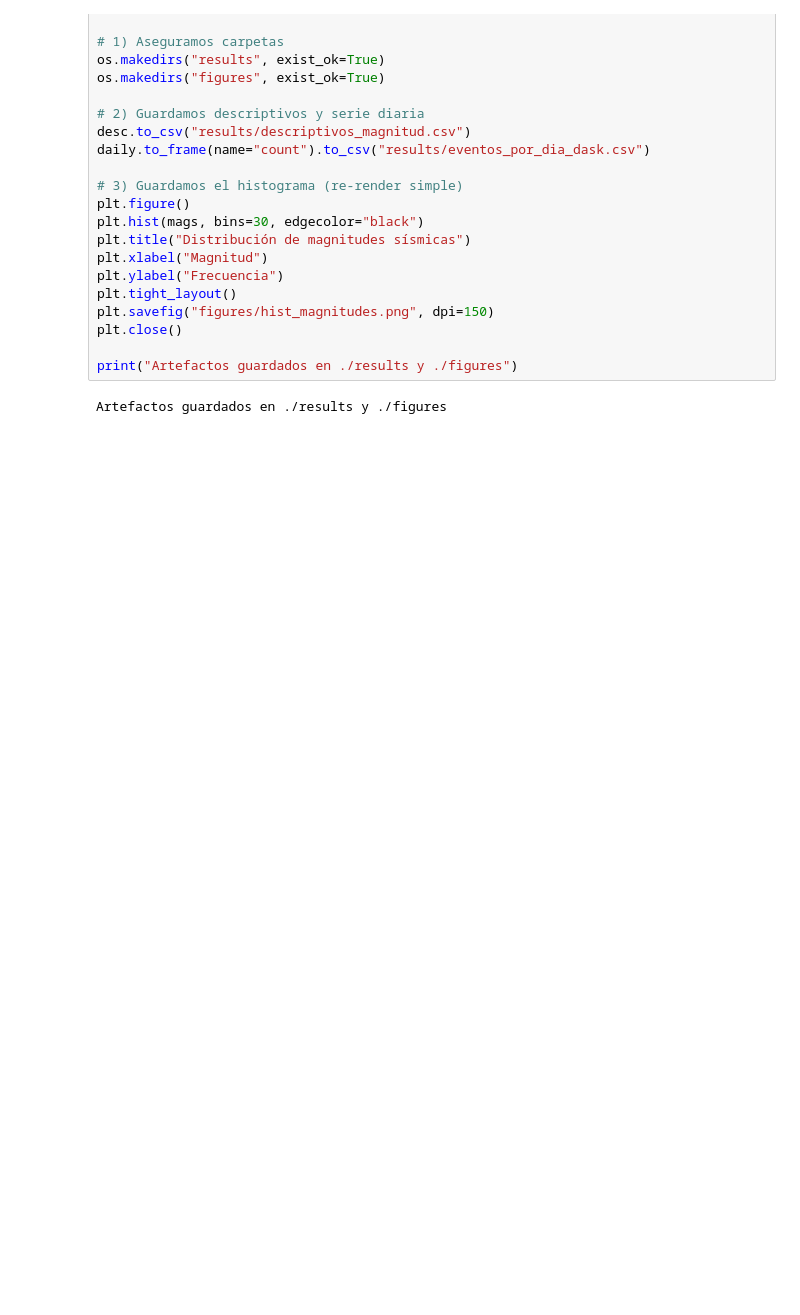
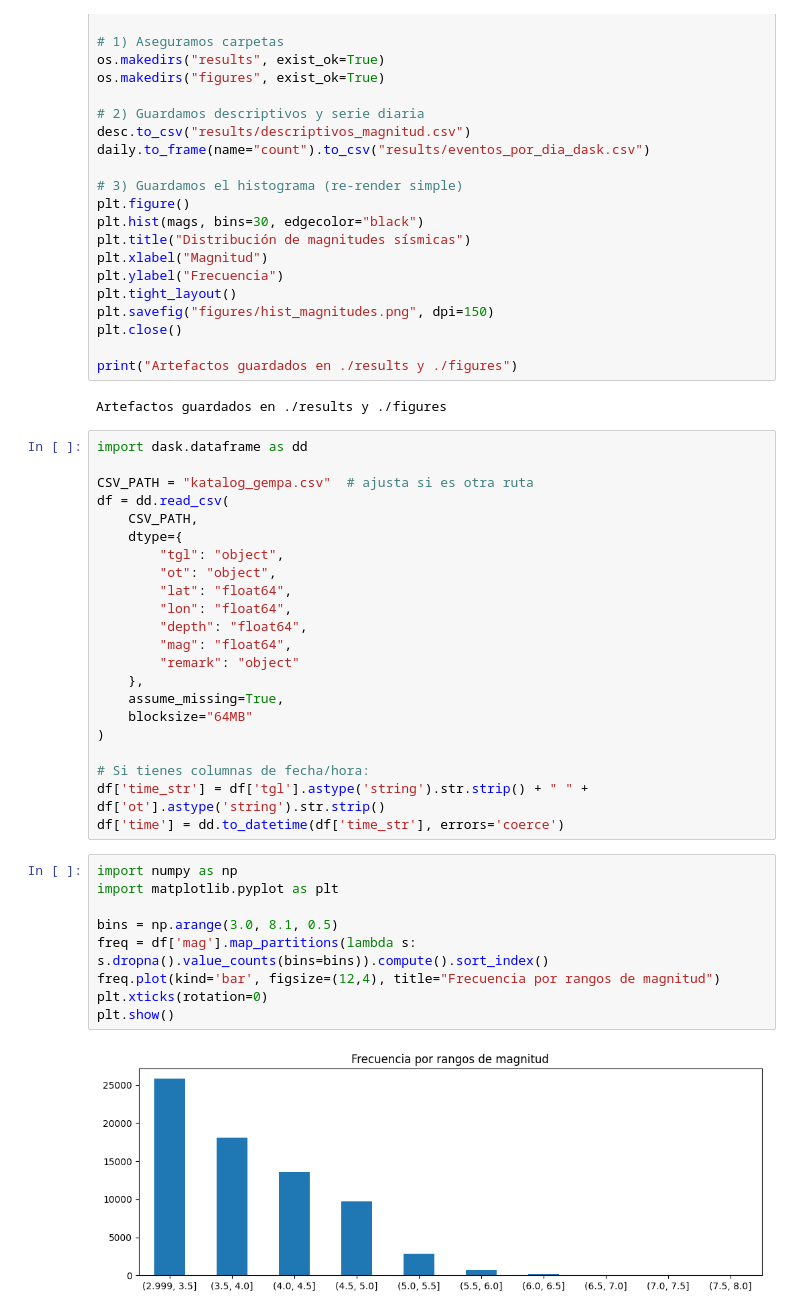
Before and after one commit to ignaciocastillo/EarthQuakes-DASK, a Jupyter notebook: AnalisisDask_equipo_final.ipynb, the cells around one changed output. Saved outputs shown, nothing was run; the diff lists cells and outputs as text; blank space fills up the shorter version.

```diff
--- a/AnalisisDask_equipo_final.ipynb
+++ b/AnalisisDask_equipo_final.ipynb
@@ -356,3 +356,36 @@ plt.close()
 print("Artefactos guardados en ./results y ./figures")
 # %% [output]
 Artefactos guardados en ./results y ./figures
+# %%
+import dask.dataframe as dd
+
+CSV_PATH = "katalog_gempa.csv"  # ajusta si es otra ruta
+df = dd.read_csv(
+    CSV_PATH,
+    dtype={
+        "tgl": "object",
+        "ot": "object",
+        "lat": "float64",
+        "lon": "float64",
+        "depth": "float64",
+        "mag": "float64",
+        "remark": "object"
+    },
+    assume_missing=True,
+    blocksize="64MB"
+)
+
+# Si tienes columnas de fecha/hora:
+df['time_str'] = df['tgl'].astype('string').str.strip() + " " + df['ot'].astype('string').str.strip()
+df['time'] = dd.to_datetime(df['time_str'], errors='coerce')
+# %%
+import numpy as np
+import matplotlib.pyplot as plt
+
+bins = np.arange(3.0, 8.1, 0.5)
+freq = df['mag'].map_partitions(lambda s: s.dropna().value_counts(bins=bins)).compute().sort_index()
+freq.plot(kind='bar', figsize=(12,4), title="Frecuencia por rangos de magnitud")
+plt.xticks(rotation=0)
+plt.show()
+# %% [output]
+[figure, added]
```
Also changed, not shown: parts of 4 cells of this notebook.
